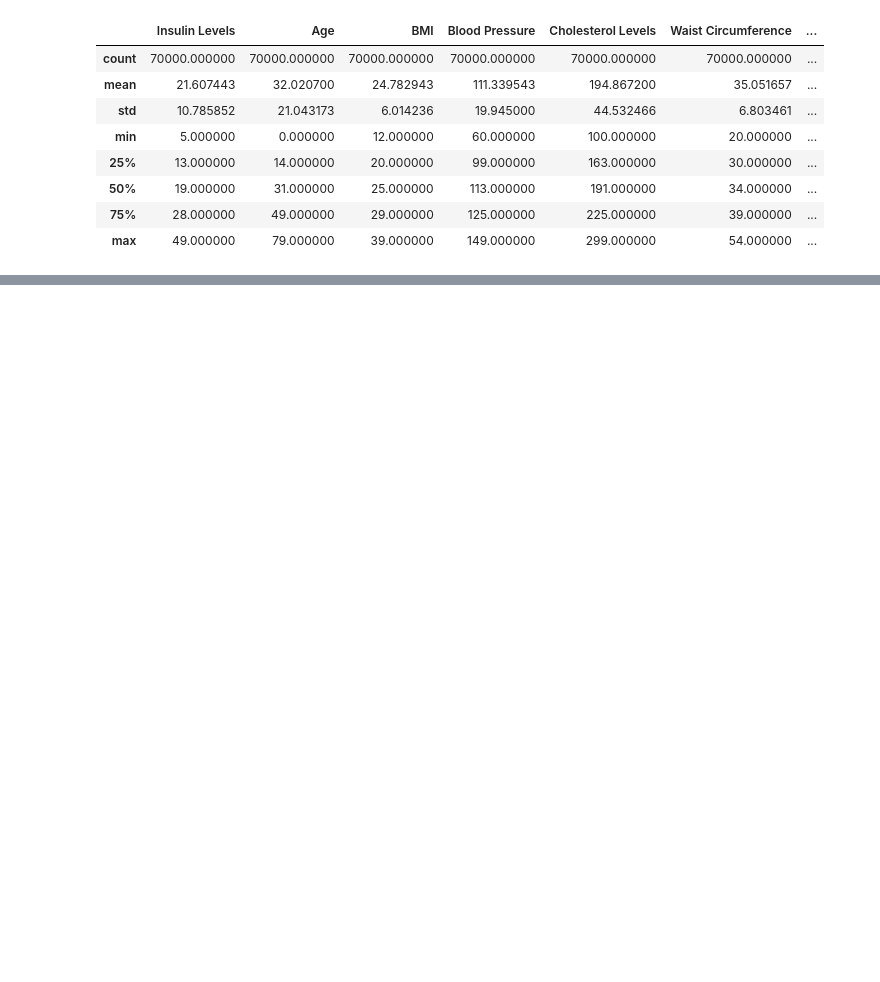
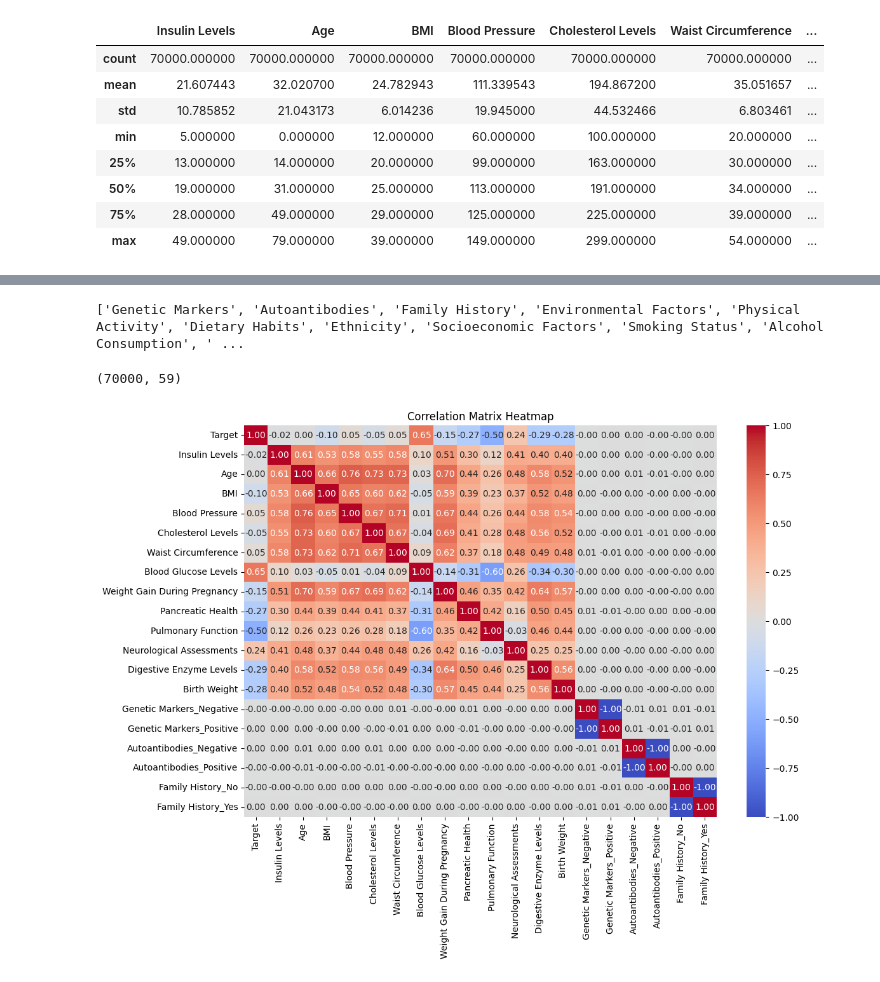
Before and after one commit to SaherHassaballa/Disease_analysis_prediction, a Jupyter notebook: analysis.ipynb, the cells around one changed output, grey strips where cells are left out. Drawn from its saved outputs; the diff is of its cells as text; code cells hidden in the pictures; blank space fills up the shorter version.

Commit message:
preprocessing on data

```diff
--- a/analysis.ipynb
+++ b/analysis.ipynb
@@ -83,0 +122,8 @@ df
+# %%
+from sklearn.preprocessing import LabelEncoder
+
+# Convert multi-class target to numerical labels
+label_encoder = LabelEncoder()
+df_target_encoded = df
+df_target_encoded['Target'] = label_encoder.fit_transform(df['Target']) #use label encoded in this case for target because model return one output but you can use one hot if you use NN
+df_target_encoded.head(2)
@@ -83,0 +159,20 @@ df
+# %%
+columns = [column for column in df.columns if df[column].dtype == 'object' and column != "Target" ]
+print(columns)
+# %% [output]
+['Genetic Markers', 'Autoantibodies', 'Family History', 'Environmental Factors', 'Physical Activity', 'Dietary Habits', 'Ethnicity', 'Socioeconomic Factors', 'Smoking Status', 'Alcohol Consumption', ' ...
+# %%
+df_encoded = pd.get_dummies(df_target_encoded , columns =columns)
+df_encoded.shape
+# %% [output]
+(70000, 59)
+# %%
+correlation_matrix1 = df_encoded[df_encoded.columns[:20]].corr()
+# %%
+# Create a heatmap
+plt.figure(figsize=(12, 8))
+sns.heatmap(correlation_matrix1, annot=True, cmap='coolwarm', fmt='.2f')
+plt.title('Correlation Matrix Heatmap')
+plt.show()
+# %% [output]
+[figure, added]
```
Also changed, not shown: parts of 27 cells of this notebook.
